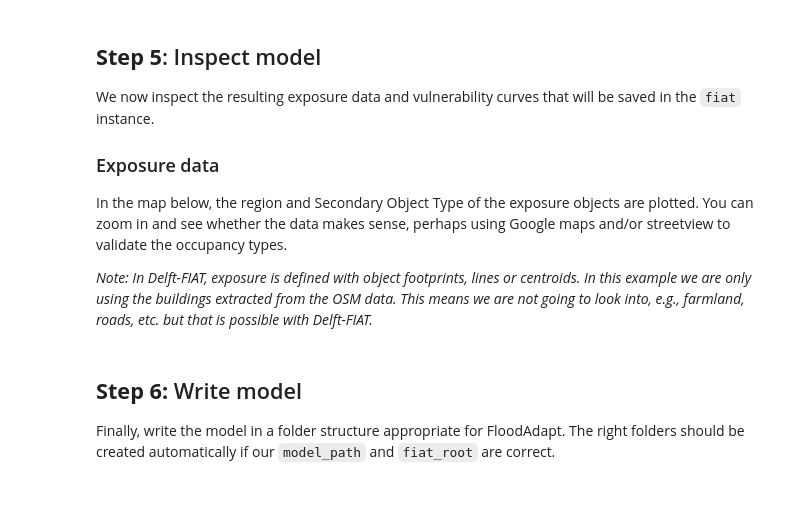
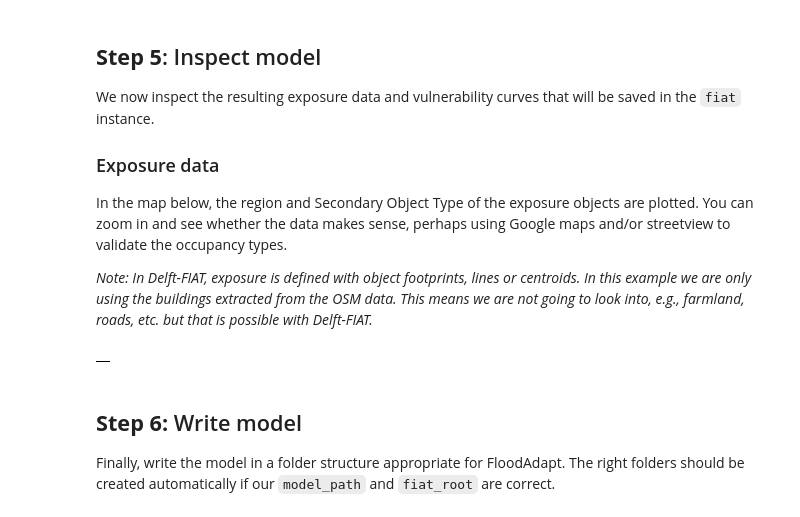
Before and after one commit to interTwin-eu/DT-flood, a Jupyter notebook: Notebooks/SetupFIAT.ipynb, the cells around one changed output. Saved outputs shown, nothing was run; the diff lists cells and outputs as text; code cells hidden in the pictures.

```diff
--- a/Notebooks/SetupFIAT.ipynb
+++ b/Notebooks/SetupFIAT.ipynb
@@ -256,6 +199,10 @@ In the map below, the region and Secondary Object Type of the exposure objects a
 *Note: In Delft-FIAT, exposure is defined with object footprints, lines or centroids. In this example we are only using the buildings extracted from the OSM data. This means we are not going to look into, e.g., farmland, roads, etc. but that is possible with Delft-FIAT.*
 # %%
 fiat.exposure.get_full_gdf(fiat.exposure.exposure_db)
+# %%
+fiat.region
+# %% [output]
+|  |
 # %%
 # Get the geodataframe with exposure data
 gdf = fiat.exposure.get_full_gdf(fiat.exposure.exposure_db)
```
Also changed, not shown: parts of 28 cells of this notebook, 14 other files.
